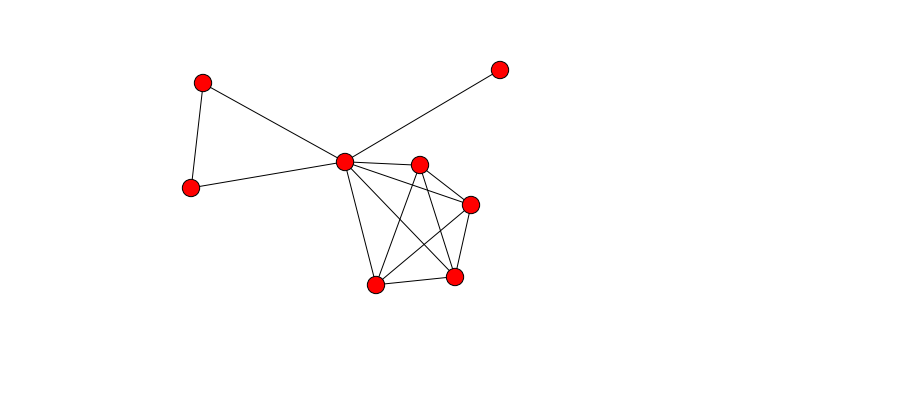
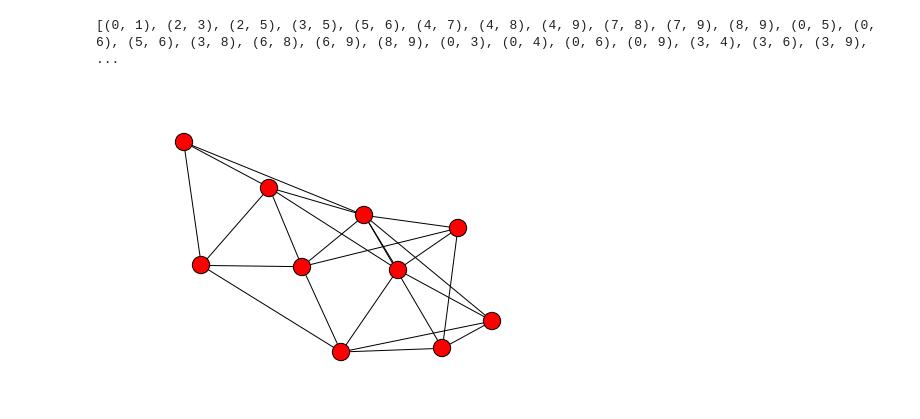
Before and after one commit to bill10/Hypergraph, a Jupyter notebook: ToyNetwork3.ipynb, the cells around one changed output. Saved outputs shown, nothing was run; the diff lists cells and outputs as text; code cells hidden in the pictures; blank space fills up the shorter version.

```diff
--- a/ToyNetwork3.ipynb
+++ b/ToyNetwork3.ipynb
@@ -40,8 +68,15 @@ print X
+# %%
+tuples = []
+for elem in list(E):
+    tuples.append([c for c in combinations(elem, 2)])
+X = np.sum(tuples)
+# %% [output]
+[(0, 1), (2, 3), (2, 5), (3, 5), (5, 6), (4, 7), (4, 8), (4, 9), (7, 8), (7, 9), (8, 9), (0, 5), (0, 6), (5, 6), (3, 8), (6, 8), (6, 9), (8, 9), (0, 3), (0, 4), (0, 6), (0, 9), (3, 4), (3, 6), (3, 9), ...
 # %%
 G=nx.Graph()
 
-G.add_edges_from(I)
+G.add_edges_from(X)
 
 nx.draw(G)
 # %% [output]
-[figure, old version]
+[figure, new version]
```
Also changed, not shown: parts of 7 cells of this notebook.
